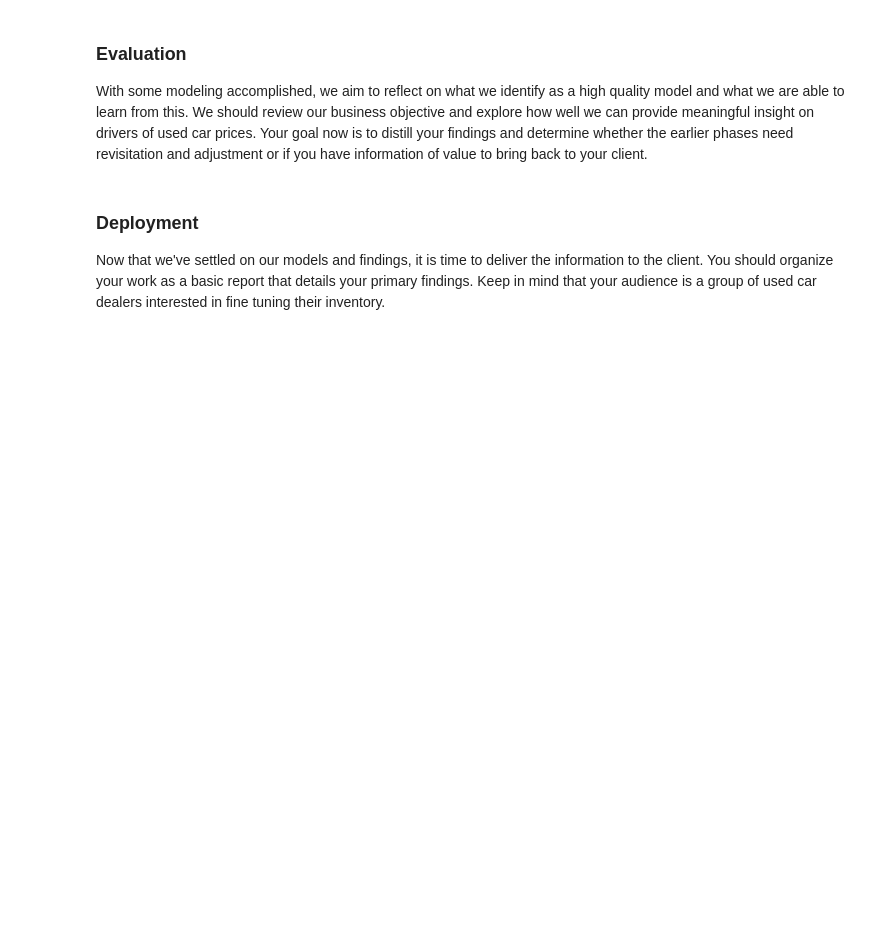
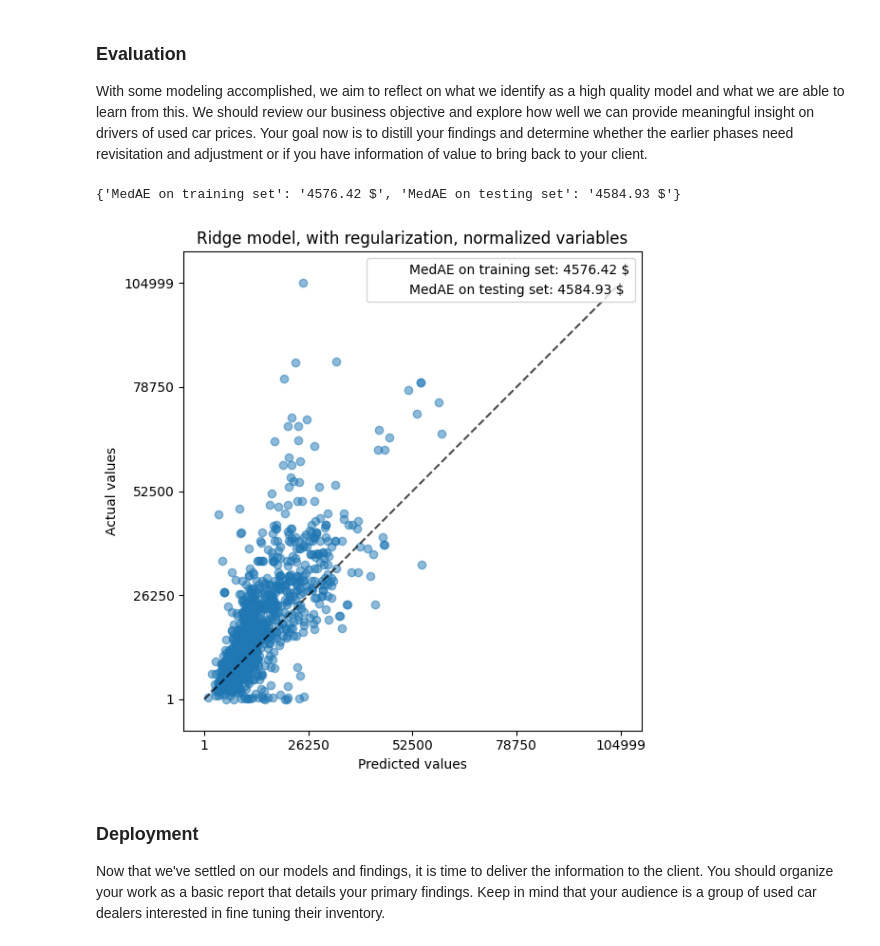
Before and after one commit to dmtrinh/used-car-prices, a Jupyter notebook: prompt_II.ipynb, the cells around one changed output. Drawn from its saved outputs; the diff is of its cells as text; code cells hidden in the pictures; blank space fills up the shorter version.

```diff
--- a/prompt_II.ipynb
+++ b/prompt_II.ipynb
@@ -675,6 +771,33 @@ With your (almost?) final dataset in hand, it is now time to build some models.
 ### Evaluation
 
 With some modeling accomplished, we aim to reflect on what we identify as a high quality model and what we are able to learn from this.  We should review our business objective and explore how well we can provide meaningful insight on drivers of used car prices.  Your goal now is to distill your findings and determine whether the earlier phases need revisitation and adjustment or if you have information of value to bring back to your client.
+# %%
+from sklearn.metrics import PredictionErrorDisplay, median_absolute_error
+
+mae_train = median_absolute_error(y_train, pipe_rigdecv.predict(X_train))
+y_pred = pipe_rigdecv.predict(X_test)
+
+mae_test = median_absolute_error(y_test, y_pred)
+scores = {
+    "MedAE on training set": f"{mae_train:.2f} $",
+    "MedAE on testing set": f"{mae_test:.2f} $",
+}
+# %%
+scores
+# %% [output]
+{'MedAE on training set': '4576.42 $', 'MedAE on testing set': '4584.93 $'}
+# %%
+_, ax = plt.subplots(figsize=(6, 6))
+display = PredictionErrorDisplay.from_predictions(
+    y_test, y_pred, kind="actual_vs_predicted", ax=ax, scatter_kwargs={"alpha": 0.5}
+)
+ax.set_title("Ridge model, with regularization, normalized variables")
+for name, score in scores.items():
+    ax.plot([], [], " ", label=f"{name}: {score}")
+ax.legend(loc="upper right")
+plt.tight_layout()
+# %% [output]
+[figure, added]
 # %% [markdown]
 ### Deployment
 
```
Also changed, not shown: parts of 19 cells of this notebook, 1 other file.
